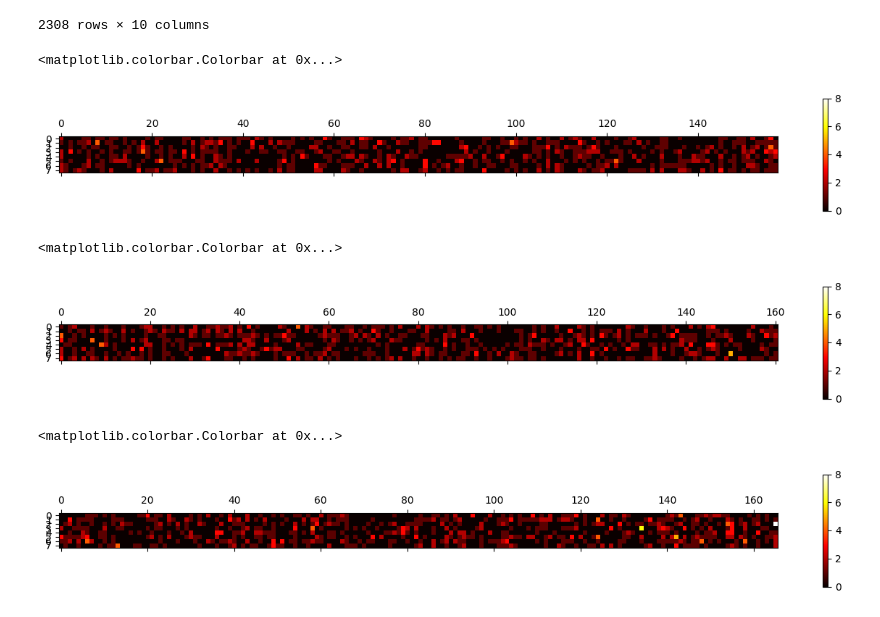
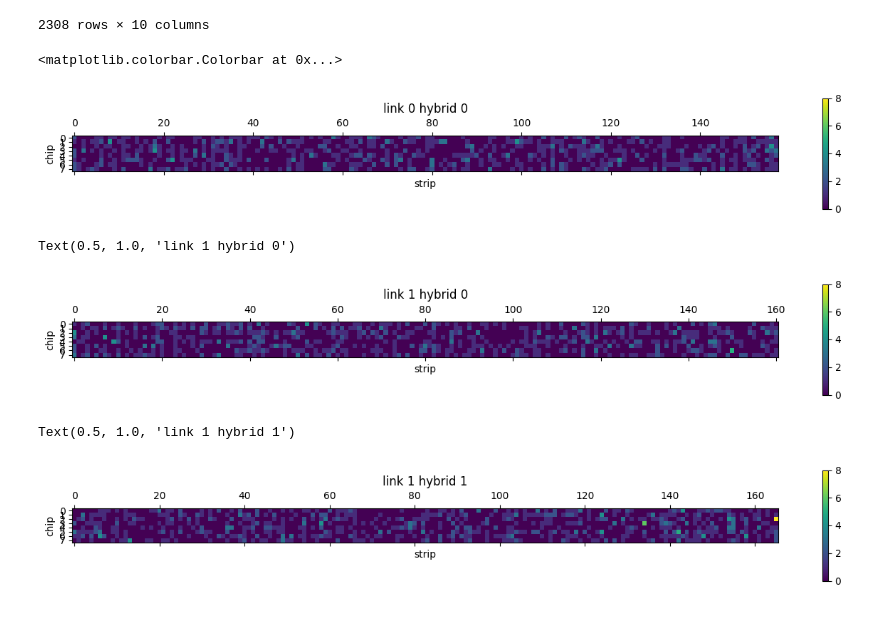
Before and after one commit to amarini/CosmicModuleTest, a Jupyter notebook: plot_simulation.ipynb, the cells around one changed output. Drawn from its saved outputs; the diff is of its cells as text; code cells hidden in the pictures.

```diff
--- a/plot_simulation.ipynb
+++ b/plot_simulation.ipynb
@@ -325,22 +338,31 @@ singles
 # %%
 #A= singles[ (singles["link"] == 0) & (singles["hyb"]==0) ][["chip_id","strip"]].to_numpy()
 A=pd.pivot_table(singles[ (singles["link"] == 0) & (singles["hyb"]==0) ][["chip_id","strip"]],index = "chip_id",columns="strip",aggfunc=len).fillna(0)
-plt.matshow(A,cmap='hot',vmin=0,vmax=8)
+plt.matshow(A,vmin=0,vmax=8)
+plt.xlabel("strip")
+plt.ylabel("chip")
+plt.title("link 0 hybrid 0")
 plt.colorbar()
 # %% [output]
 <matplotlib.colorbar.Colorbar at 0x...>
-[figure, old version]
+[figure, new version]
 # %%
 A=pd.pivot_table(singles[ (singles["link"] == 1) & (singles["hyb"]==0) ][["chip_id","strip"]],index = "chip_id",columns="strip",aggfunc=len).fillna(0)
-plt.matshow(A,cmap='hot',vmin=0,vmax=8)
+plt.matshow(A,vmin=0,vmax=8)
 plt.colorbar()
+plt.xlabel("strip")
+plt.ylabel("chip")
+plt.title("link 1 hybrid 0")
 # %% [output]
-<matplotlib.colorbar.Colorbar at 0x...>
+Text(0.5, 1.0, 'link 1 hybrid 0')
-[figure, old version]
+[figure, new version]
 # %%
 A=pd.pivot_table(singles[ (singles["link"] == 1) & (singles["hyb"]==1) ][["chip_id","strip"]],index = "chip_id",columns="strip",aggfunc=len).fillna(0)
-plt.matshow(A,cmap='hot',vmin=0,vmax=8)
+plt.matshow(A,vmin=0,vmax=8)
 plt.colorbar()
+plt.xlabel("strip")
+plt.ylabel("chip")
+plt.title("link 1 hybrid 1")
 # %% [output]
-<matplotlib.colorbar.Colorbar at 0x...>
+Text(0.5, 1.0, 'link 1 hybrid 1')
-[figure, old version]
+[figure, new version]
```
Also changed, not shown: parts of 14 cells of this notebook, 3 other files.
